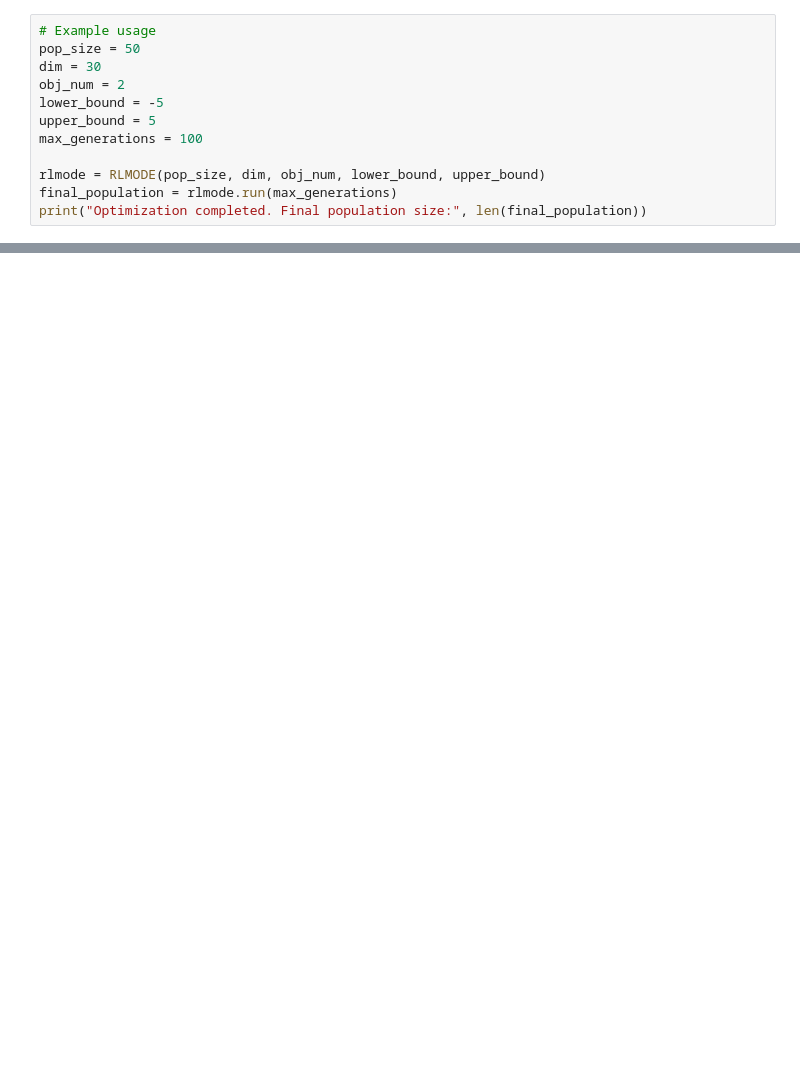
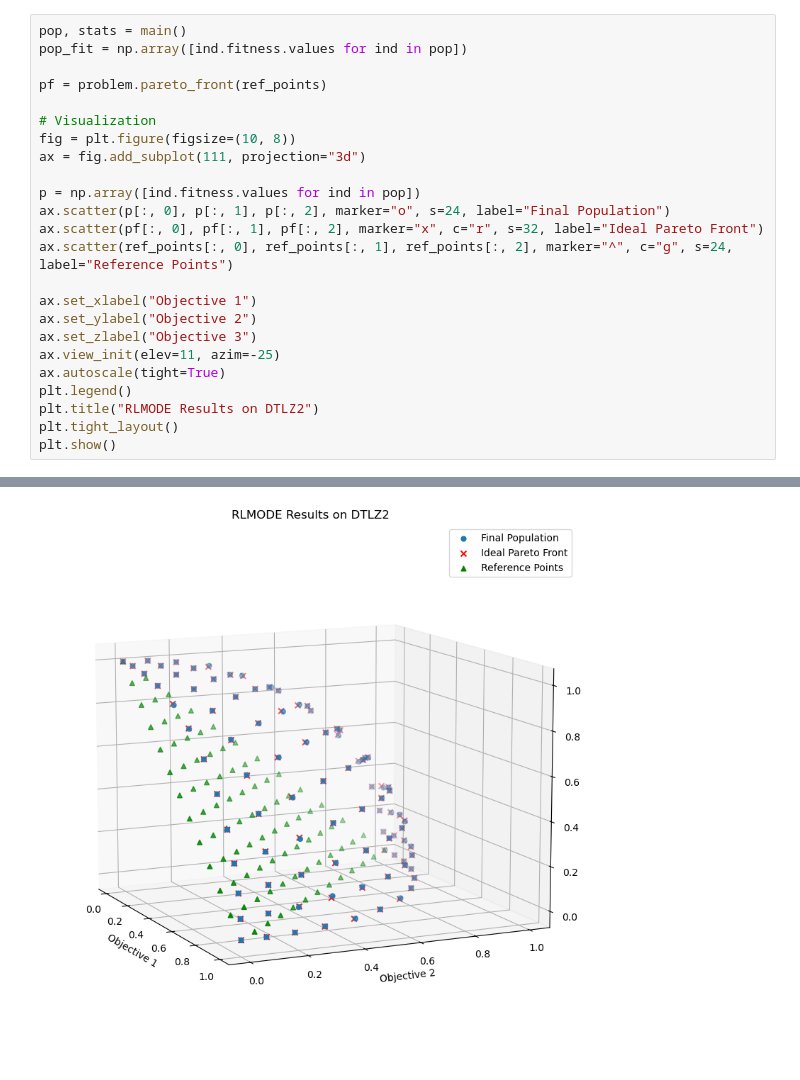
Before and after one commit to Errant404/RLMODE, a Jupyter notebook: src/rlmode-deap.ipynb, the cells around one changed output, grey strips where cells are left out. Saved outputs shown, nothing was run; the diff lists cells and outputs as text; blank space fills up the shorter version.

```diff
--- a/src/rlmode-deap.ipynb
+++ b/src/rlmode-deap.ipynb
@@ -131,13 +167,25 @@ class RLMODE:
 # %%
-# Example usage
-pop_size = 50
-dim = 30
-obj_num = 2
-lower_bound = -5
-upper_bound = 5
-max_generations = 100
+pop, stats = main()
+pop_fit = np.array([ind.fitness.values for ind in pop])
 
-rlmode = RLMODE(pop_size, dim, obj_num, lower_bound, upper_bound)
-final_population = rlmode.run(max_generations)
-print("Optimization completed. Final population size:", len(final_population))
+pf = problem.pareto_front(ref_points)
+
+# Visualization
+fig = plt.figure(figsize=(10, 8))
+ax = fig.add_subplot(111, projection="3d")
+
+p = np.array([ind.fitness.values for ind in pop])
+ax.scatter(p[:, 0], p[:, 1], p[:, 2], marker="o", s=24, label="Final Population")
+ax.scatter(pf[:, 0], pf[:, 1], pf[:, 2], marker="x", c="r", s=32, label="Ideal Pareto Front")
+ax.scatter(ref_points[:, 0], ref_points[:, 1], ref_points[:, 2], marker="^", c="g", s=24, label="Reference Points")
+
+ax.set_xlabel("Objective 1")
+ax.set_ylabel("Objective 2")
+ax.set_zlabel("Objective 3")
+ax.view_init(elev=11, azim=-25)
+ax.autoscale(tight=True)
+plt.legend()
+plt.title("RLMODE Results on DTLZ2")
+plt.tight_layout()
+plt.show()
 # %% [output]
@@ -144,0 +209 @@ IndexError: tuple index out of range
+[figure, added]
```
Also changed, not shown: parts of 3 cells of this notebook, 1 other file.
